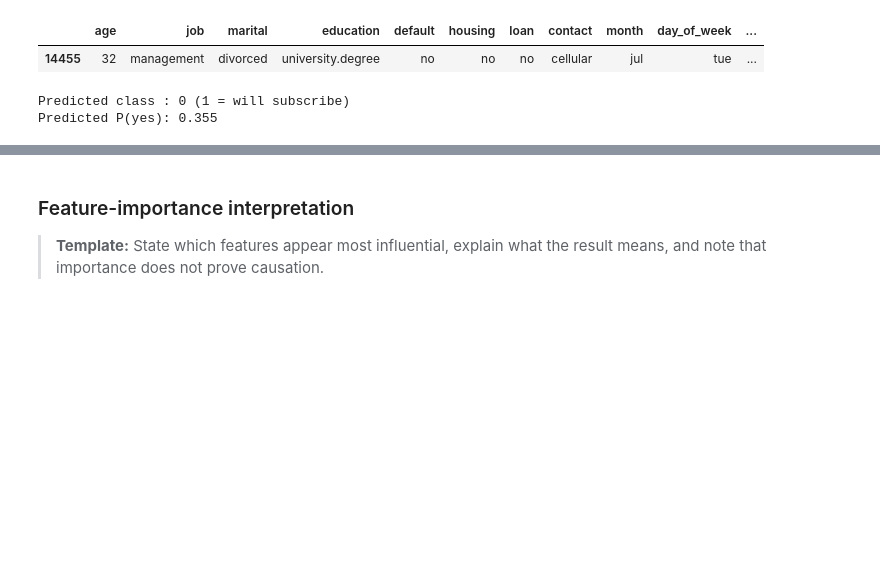
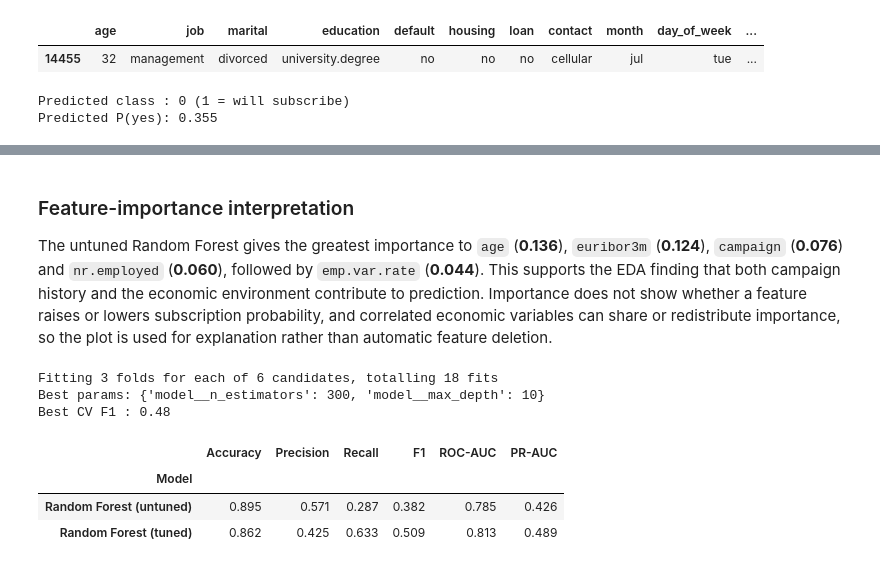
Before and after one commit to SethNeon/mldp-bank-marketing, a Jupyter notebook: MLDP_Bank_Marketing.ipynb.ipynb, the cells around one changed output, grey strips where cells are left out. Saved outputs shown, nothing was run; the diff lists cells and outputs as text; code cells hidden in the pictures; blank space fills up the shorter version.

```diff
--- a/MLDP_Bank_Marketing.ipynb.ipynb
+++ b/MLDP_Bank_Marketing.ipynb.ipynb
@@ -677,13 +696,67 @@ Predicted P(yes): 0.355
 # %% [markdown]
 ### Feature-importance interpretation
 
-> **Template:** State which features appear most influential, explain what the result means,
-> and note that importance does not prove causation.
+The untuned Random Forest gives the greatest importance to `age` (**0.136**), `euribor3m`
+(**0.124**), `campaign` (**0.076**) and `nr.employed` (**0.060**), followed by
+`emp.var.rate` (**0.044**). This supports the EDA finding that both campaign history and the
+economic environment contribute to prediction. Importance does not show whether a feature
+raises or lowers subscription probability, and correlated economic variables can share or
+redistribute importance, so the plot is used for explanation rather than automatic feature
+deletion.
 # %%
-## TODO: Tune the strongest candidate with RandomizedSearchCV.
-## Follow the project rule of no more than three values per hyperparameter.
-## Use stratified cross-validation and an evaluation metric suitable for class imbalance.
+## Hyperparameter tuning with RandomizedSearchCV.
+## Spec rules: RandomizedSearchCV only, and no more than 3 values per hyperparameter.
+## We vary exactly TWO hyperparameters here.
+param_distributions = {
+    'model__n_estimators': [100, 200, 300],
+    'model__max_depth'   : [10, 20, 30],
+}
+
+tune_pipe = Pipeline([
+    ('prep', preprocessor),
+    ('model', RandomForestClassifier(class_weight='balanced',
+                                     random_state=RANDOM_STATE, n_jobs=-1)),
+])
+
+search = RandomizedSearchCV(
+    tune_pipe,
+    param_distributions=param_distributions,
+    n_iter=6,                       # <= 3 x 3 combinations
+    scoring='f1',                   # task-appropriate for imbalanced data
+    cv=StratifiedKFold(n_splits=3, shuffle=True, random_state=RANDOM_STATE),
+    random_state=RANDOM_STATE,
+    n_jobs=-1,
+    verbose=1,
+)
+search.fit(X_train, y_train)
+
+print('Best params:', search.best_params_)
+print('Best CV F1 :', round(search.best_score_, 3))
+# %% [output]
+Fitting 3 folds for each of 6 candidates, totalling 18 fits
+Best params: {'model__n_estimators': 300, 'model__max_depth': 10}
+Best CV F1 : 0.48
 # %%
-## TODO: Compare the untuned and tuned models on the held-out test set.
-## Report accuracy, precision, recall, F1, ROC-AUC and PR-AUC.
+## Baseline (untuned) vs tuned — compare on the held-out test set.
+def score_row(name, fitted_pipe):
+    p = fitted_pipe.predict(X_test)
+    pr = fitted_pipe.predict_proba(X_test)[:, 1]
+    return {'Model': name,
+            'Accuracy' : accuracy_score(y_test, p),
+            'Precision': precision_score(y_test, p, zero_division=0),
+            'Recall'   : recall_score(y_test, p, zero_division=0),
+            'F1'       : f1_score(y_test, p, zero_division=0),
+            'ROC-AUC'  : roc_auc_score(y_test, pr),
+            'PR-AUC'   : average_precision_score(y_test, pr)}
+
+compare = pd.DataFrame([
+    score_row('Random Forest (untuned)', fitted['Random Forest']),
+    score_row('Random Forest (tuned)', search.best_estimator_),
+]).set_index('Model').round(3)
+compare
+# %% [output]
+|  | Accuracy | Precision | Recall | F1 | ROC-AUC | PR-AUC |
+| Model |  |  |  |  |  |  |
+| Random Forest (untuned) | 0.895 | 0.571 | 0.287 | 0.382 | 0.785 | 0.426 |
+| Random Forest (tuned) | 0.862 | 0.425 | 0.633 | 0.509 | 0.813 | 0.489 |
 # %% [markdown]
```
Also changed, not shown: parts of 5 cells of this notebook.
